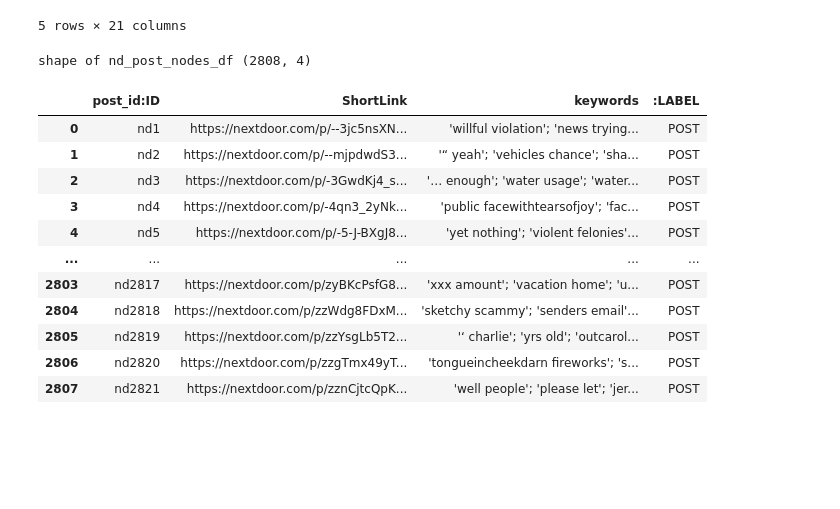
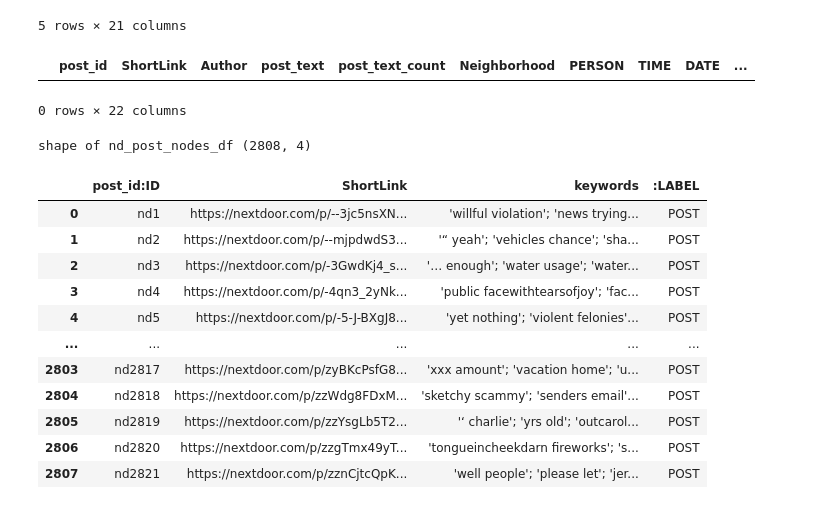
Before and after one commit to amoltkale/san_diego_crime_knowledge_graph, a Jupyter notebook: graph/cypher_prep.ipynb, the cells around one changed output. Cells and saved outputs as stored; diff of their text form; code cells hidden in the pictures; blank space fills up the shorter version.

```diff
--- a/graph/cypher_prep.ipynb
+++ b/graph/cypher_prep.ipynb
@@ -223,6 +232,11 @@ nd_merged_df.head()
 | 3 | nd4 | https://nextdoor.com/p/-4qn3_2yNk... | Frank Negrete | guess nd didnt like my question a... | 82 | Hillcrest Northeast | ['ndi’d', 'moderatorselectra hend... | NaN | NaN | ... |
 | 4 | nd5 | https://nextdoor.com/p/-5-J-BXgJ8... | Dawn Burton | day time robbery marston hillsupd... | 1853 | Hillcrest Southeast | ['max', 'insanitylaurie hewitt', ... | ['530 pm', 'morning', 'night', 'a... | ['a month ago', 'age 2030', 'feb ... | ... |
 5 rows × 21 columns
+# %%
+nd_merged_df[nd_merged_df['post_id']=='nd1754']
+# %% [output]
+|  | post_id | ShortLink | Author | post_text | post_text_count | Neighborhood | PERSON | TIME | DATE | ... |
+0 rows × 22 columns
 # %%
 nd_post_node_file = node_p / 'nd_post_nodes.csv'
 
```
Also changed, not shown: parts of 23 cells of this notebook.
